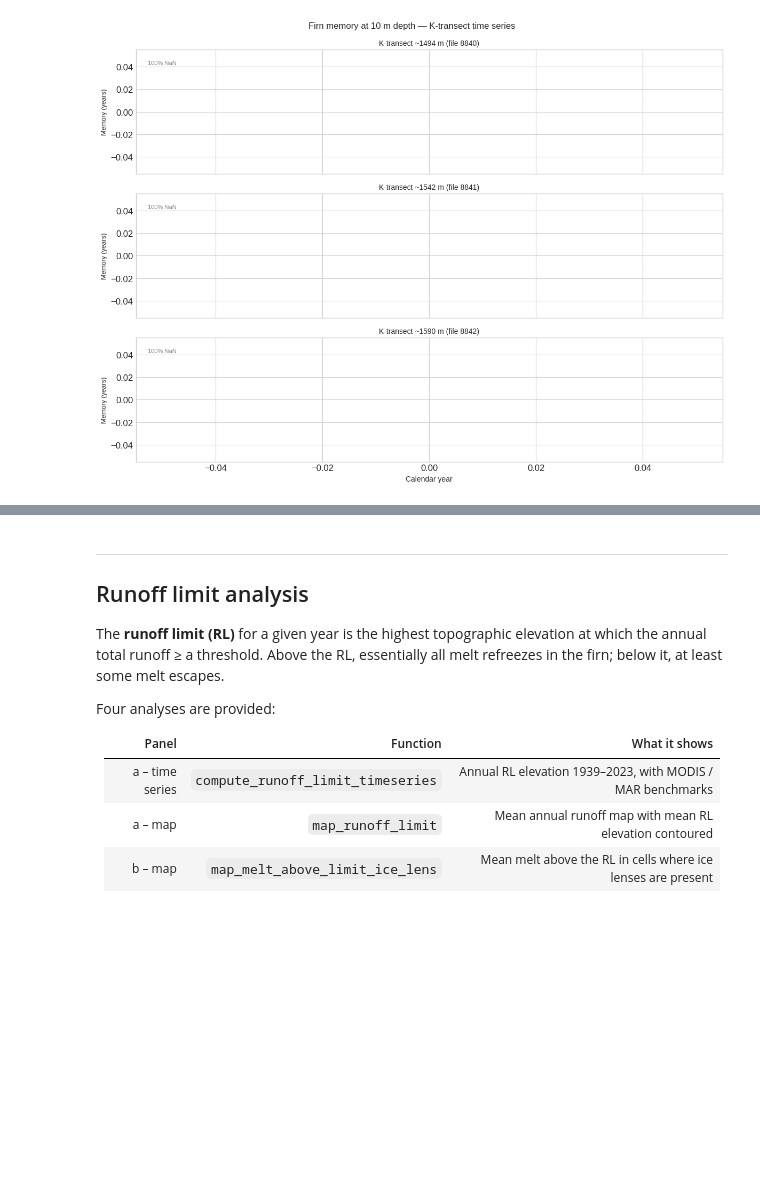
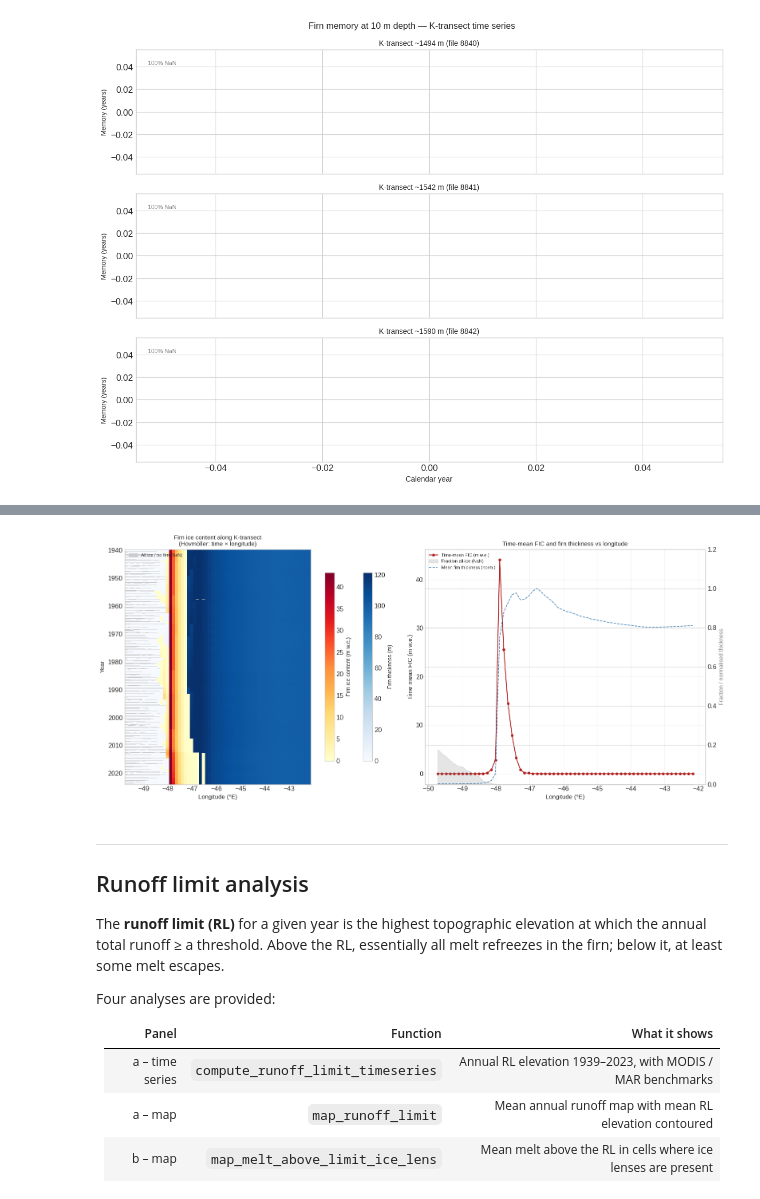
Before and after one commit to IMAU-ice-and-climate/IMAU-FDM, a Jupyter notebook: research/percolation_zone_research.ipynb, the cells around one changed output, grey strips where cells are left out. Saved outputs shown, nothing was run; the diff lists cells and outputs as text; code cells hidden in the pictures; blank space fills up the shorter version.

```diff
--- a/research/percolation_zone_research.ipynb
+++ b/research/percolation_zone_research.ipynb
@@ -491,0 +583,14 @@ plt.show()
+# %%
+# ── Load saved FIC + firn thickness for K-transect line ─────────────────────
+SAVE_FILE = config.PROCESSED_DIR / 'FDM_firn_ice_content_k_transect_line.nc'
+
+ds        = xr.open_dataset(SAVE_FILE)
+fic_all   = ds['firn_ice_content'].values   # (n_pts, n_time)  kg m⁻²
+fth_all   = ds['firn_thickness'].values     # (n_pts, n_time)  m
+time_arr  = ds['time'].values
+file_nums = ds['file_num'].values.tolist()
+lons_ok   = ds['lon'].values
+pts       = pd.DataFrame({'lon': ds['lon'].values, 'lat': ds['lat'].values,
+                           'file_num': ds['file_num'].values})
+ds.close()
+print(f'Loaded {len(file_nums)} columns from {SAVE_FILE.name}')
@@ -492,3 +599,75 @@ plt.show()
+# %%
+# ── Plot 1: Hovmöller — FIC vs time × longitude ───────────────────────────────
+# Background: firn thickness (Blues — darker = thicker firn; grey = all ice / NaN)
+# Overlay:    firn ice content > 0 (YlOrRd)
+fig, axes = plt.subplots(1, 2, figsize=(16, 7))
+
+fic_mwe  = fic_all / 1000.0             # kg/m² → m w.e.
+lon_sort = np.argsort(lons_ok)
+fic_s    = fic_mwe[lon_sort]            # (n_pts_sorted, n_time)
+fth_s    = fth_all[lon_sort]            # firn thickness (m)
+lons_s   = lons_ok[lon_sort]
+
+has_ice = fic_s > 0
+
+ax = axes[0]
+ax.set_facecolor('#cccccc')            # grey background = all ice (NaN)
+
+# Background: firn thickness in Blues (NaN stays grey)
+fth_vmax = np.nanpercentile(fth_s, 95)
+pcm_fth = ax.pcolormesh(lons_s, time_arr, fth_s.T,
+                         cmap='Blues', vmin=0, vmax=fth_vmax,
+                         shading='nearest')
+cb_fth = plt.colorbar(pcm_fth, ax=ax, shrink=0.8, pad=0.01)
+cb_fth.set_label('Firn thickness (m)', fontsize=10)
+
+# Overlay: ice content in YlOrRd
+vmax = max(np.nanpercentile(fic_s[has_ice], 95) if has_ice.any() else 1.0, 0.01)
+ice_disp = np.where(has_ice, fic_s, np.nan)
+pcm_fic = ax.pcolormesh(lons_s, time_arr, ice_disp.T,
+                          cmap='YlOrRd', vmin=0, vmax=vmax,
+                          shading='nearest')
+cb_fic = plt.colorbar(pcm_fic, ax=ax, shrink=0.8, pad=0.06)
+cb_fic.set_label('Firn ice content (m w.e.)', fontsize=10)
+
+import matplotlib.patches as mpatches
+ax.legend(handles=[mpatches.Patch(color='#cccccc', label='All ice / no firn (NaN)')],
+          loc='upper left', fontsize=8, framealpha=0.85)
+
+ax.set_xlabel('Longitude (°E)', fontsize=11)
+ax.set_ylabel('Year', fontsize=11)
+ax.set_title('Firn ice content along K-transect\n(Hovmöller: time × longitude)', fontsize=11)
+ax.invert_yaxis()
+
+# Right: time-mean FIC and time-mean firn thickness vs longitude
+ax2 = axes[1]
+fic_mean  = np.nanmean(fic_mwe, axis=1)
+fth_mean  = np.nanmean(fth_all,  axis=1)
+nan_frac  = np.isnan(fic_mwe).mean(axis=1)
+
+ax2b = ax2.twinx()
+ax2b.fill_between(lons_ok[lon_sort], nan_frac[lon_sort], alpha=0.2, color='grey',
+                  label='Fraction all-ice (NaN)')
+ax2b.plot(lons_ok[lon_sort], fth_mean[lon_sort] / fth_mean[lon_sort[np.nanargmax(fth_mean[lon_sort])]],
+          '--', color='steelblue', lw=1.2, label='Mean firn thickness (norm.)')
+ax2b.set_ylabel('Fraction / normalised thickness', fontsize=10, color='grey')
+ax2b.set_ylim(0, 1.2)
+
+ax2.plot(lons_ok[lon_sort], fic_mean[lon_sort], 'o-', color='firebrick', ms=4, zorder=5,
+         label='Time-mean FIC (m w.e.)')
+ax2.set_xlabel('Longitude (°E)', fontsize=11)
+ax2.set_ylabel('Time-mean FIC (m w.e.)', fontsize=11)
+ax2.set_title('Time-mean FIC and firn thickness vs longitude', fontsize=11)
+ax2.grid(True, alpha=0.3)
+
+lines1, labs1 = ax2.get_legend_handles_labels()
+lines2, labs2 = ax2b.get_legend_handles_labels()
+ax2.legend(lines1 + lines2, labs1 + labs2, fontsize=8, loc='upper left')
+
+plt.tight_layout()
+plt.show()
+# %% [output]
+[figure, added]
 # %% [markdown]
 ---
 ## Runoff limit analysis
```
Also changed, not shown: parts of 8 cells of this notebook, 24 other files.
